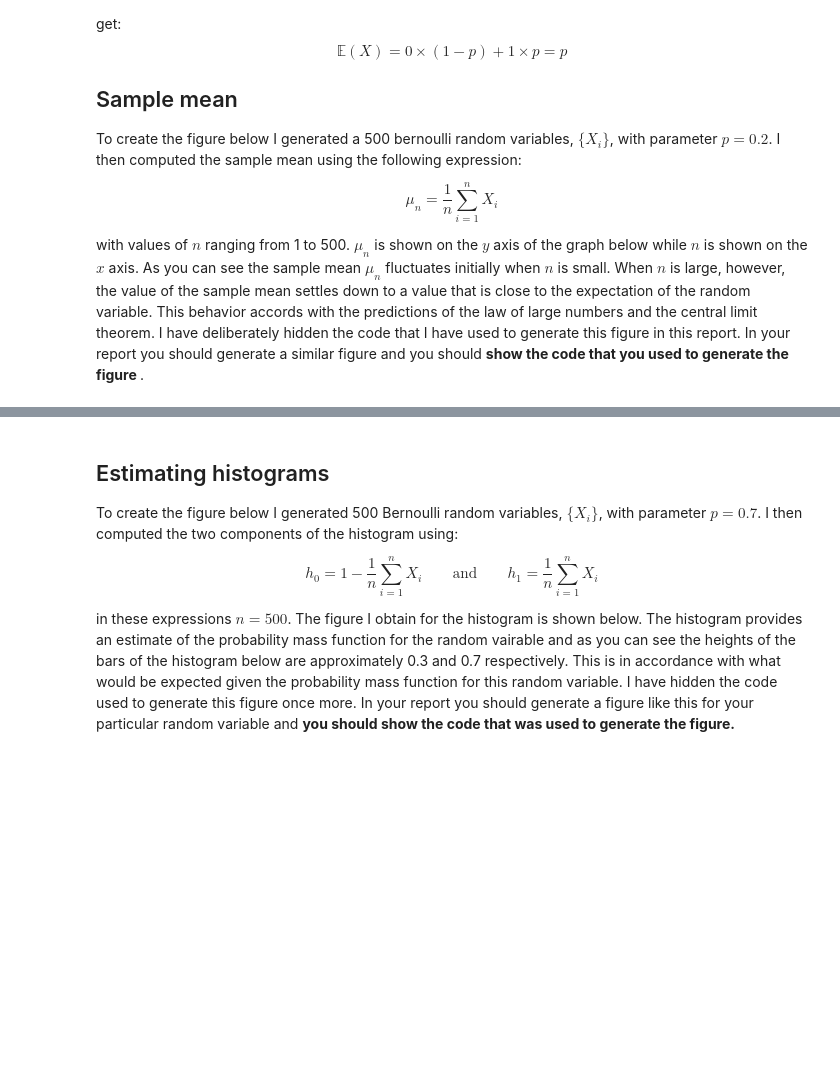
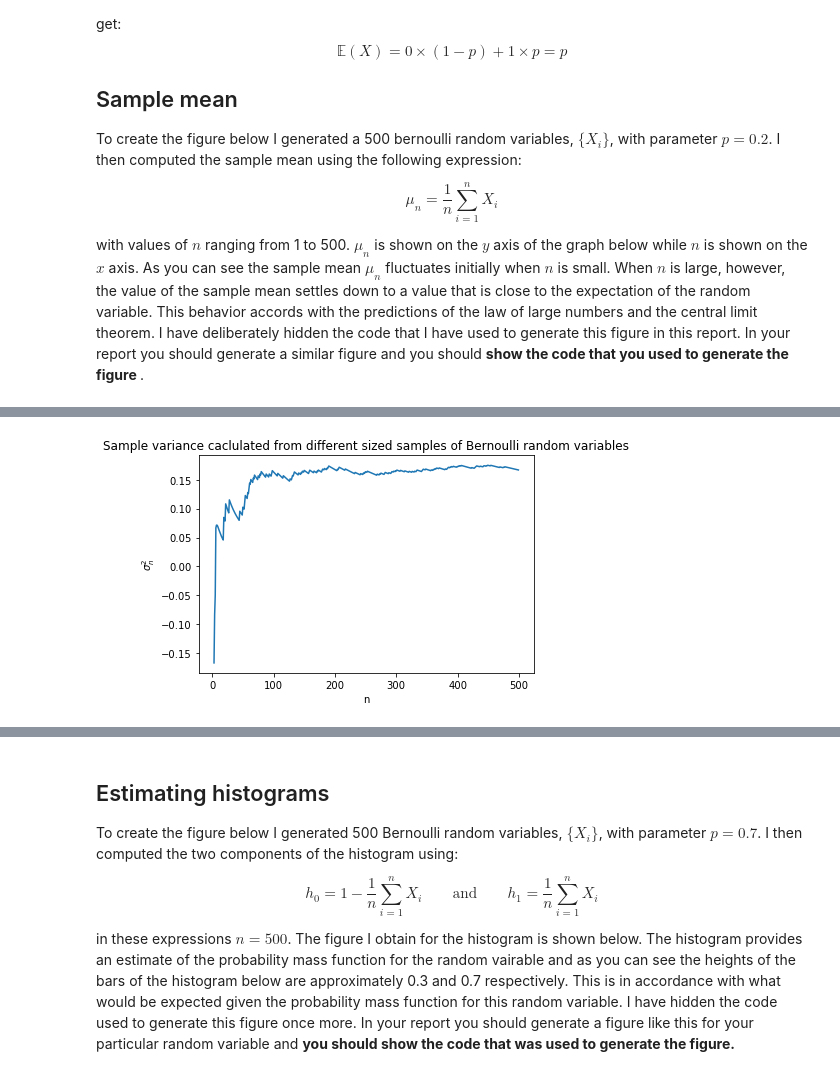
Before and after one commit to gtribello/mathNET, a Jupyter notebook: Example-notebooks/bernoulli-random-variables.ipynb, the cells around one changed output, grey strips where cells are left out. Cells and saved outputs as stored; diff of their text form; code cells hidden in the pictures; blank space fills up the shorter version.

```diff
--- a/Example-notebooks/bernoulli-random-variables.ipynb
+++ b/Example-notebooks/bernoulli-random-variables.ipynb
@@ -94,0 +139,18 @@ plt.show()
+# %%
+tot, rsum, rsum2, n, rvars = 2, bernoulli()+bernoulli(), 0, [], []
+for i in range(3,500) :
+    tot += 1
+    var = bernoulli()
+    rsum += var
+    rsum2 += var*var
+    n.append(tot)
+    mean = rsum / tot
+    rvars.append( (tot /(tot - 1) )*(rsum2/tot - mean*mean)   )
+
+plt.plot( n, rvars )
+plt.title("Sample variance caclulated from different sized samples of Bernoulli random variables")
+plt.xlabel("n")
+plt.ylabel("$\sigma_n^2$")
+plt.show()
+# %% [output]
+[figure, added]
```
Also changed, not shown: parts of 6 cells of this notebook, 2 other files.
